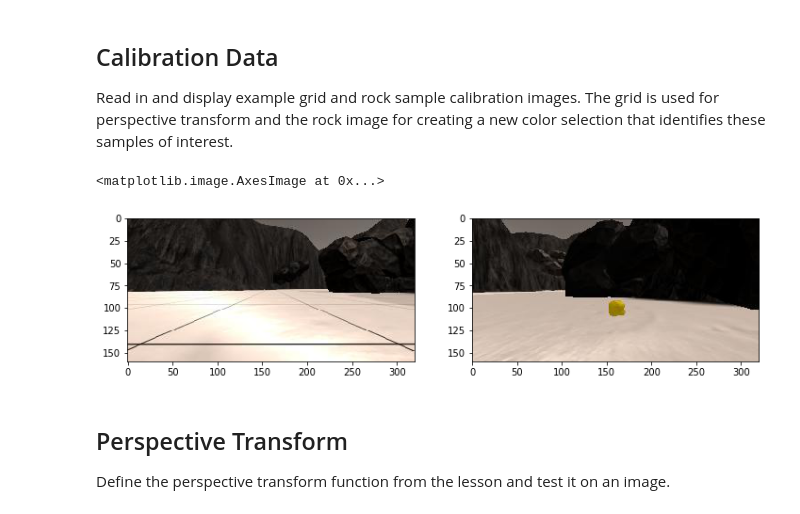
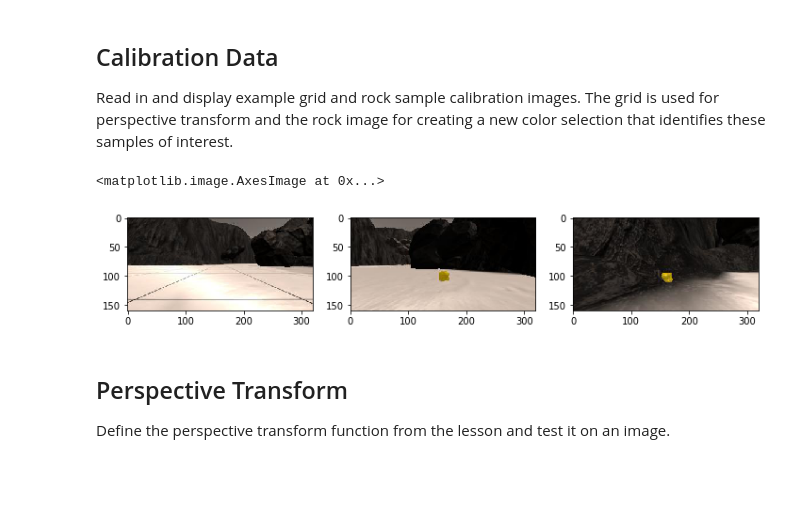
Before and after one commit to Salman-H/mars-search-robot, a Jupyter notebook: code/Rover_Project_Test_Notebook.ipynb, the cells around one changed output. Cells and saved outputs as stored; diff of their text form; code cells hidden in the pictures; blank space fills up the shorter version.

Commit message:
add second rock sample from calibration images

```diff
--- a/code/Rover_Project_Test_Notebook.ipynb
+++ b/code/Rover_Project_Test_Notebook.ipynb
@@ -55,20 +55,24 @@ Read in and display example grid and rock sample calibration images. The grid is
 # %%
 # In the simulator the grid on the ground can be toggled on for calibration.
 # The rock samples can be toggled on with the 0 (zero) key.
 # Here's an example of the grid and one of the rocks
 example_grid = '../calibration_images/example_grid1.jpg'
 example_rock = '../calibration_images/example_rock1.jpg'
+example_rock2 = '../calibration_images/example_rock2.jpg'
 grid_img = mpimg.imread(example_grid)
 rock_img = mpimg.imread(example_rock)
+rock_img2 = mpimg.imread(example_rock2)
 
 fig = plt.figure(figsize=(12,3))
-plt.subplot(121)
+plt.subplot(131)
 plt.imshow(grid_img)
-plt.subplot(122)
+plt.subplot(132)
 plt.imshow(rock_img)
+plt.subplot(133)
+plt.imshow(rock_img2)
 # %% [output]
 <matplotlib.image.AxesImage at 0x...>
-[figure, old version]
+[figure, new version]
 # %% [markdown]
 ## Perspective Transform
 
```
